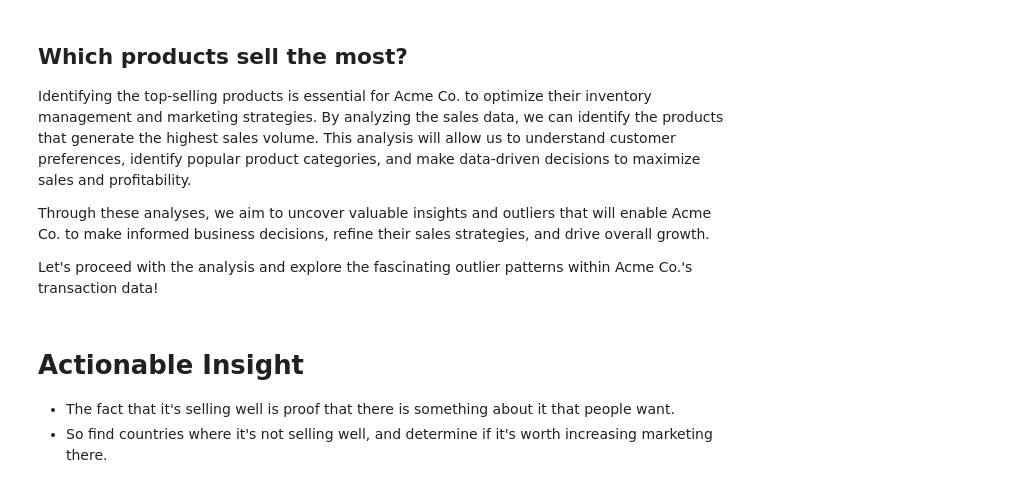
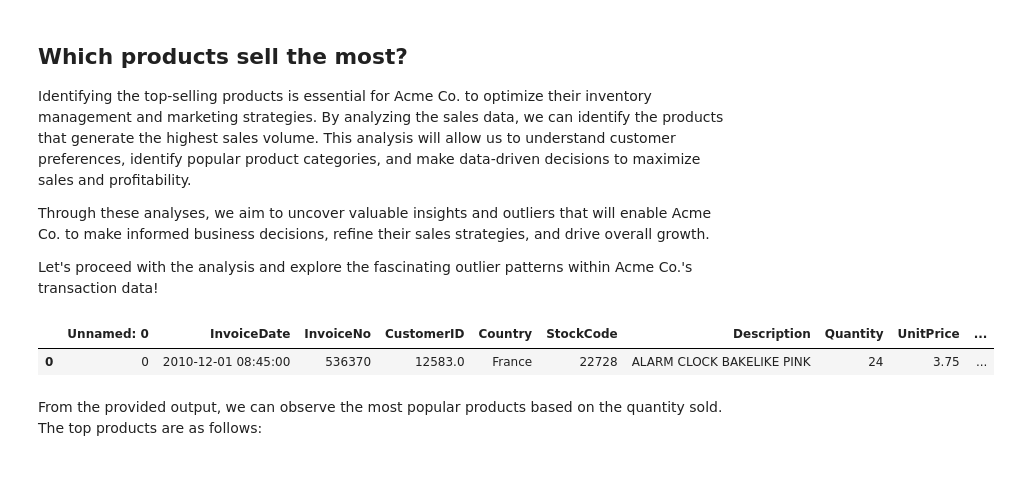
Before and after one commit to TenthAnalyst/Online-Retail-Outlier-Analysis, a Jupyter notebook: online_retail.ipynb, the cells around one changed output. Drawn from its saved outputs; the diff is of its cells as text; code cells hidden in the pictures.

```diff
--- a/online_retail.ipynb
+++ b/online_retail.ipynb
@@ -330,7 +396,10 @@ Identifying the top-selling products is essential for Acme Co. to optimize their
 Through these analyses, we aim to uncover valuable insights and outliers that will enable Acme Co. to make informed business decisions, refine their sales strategies, and drive overall growth.
 
 Let's proceed with the analysis and explore the fascinating outlier patterns within Acme Co.'s transaction data!
-# %% [markdown]
-# Actionable Insight
-- The fact that it's selling well is proof that there is something about it that people want.
-- So find countries where it's not selling well, and determine if it's worth increasing marketing there.
+# %%
+df.head(1)
+# %% [output]
+|  | Unnamed: 0 | InvoiceDate | InvoiceNo | CustomerID | Country | StockCode | Description | Quantity | UnitPrice | ... |
+| 0 | 0 | 2010-12-01 08:45:00 | 536370 | 12583.0 | France | 22728 | ALARM CLOCK BAKELIKE PINK | 24 | 3.75 | ... |
+# %% [markdown]
+From the provided output, we can observe the most popular products based on the quantity sold. The top products are as follows:
```
Also changed, not shown: parts of 33 cells of this notebook, 2 other files.
